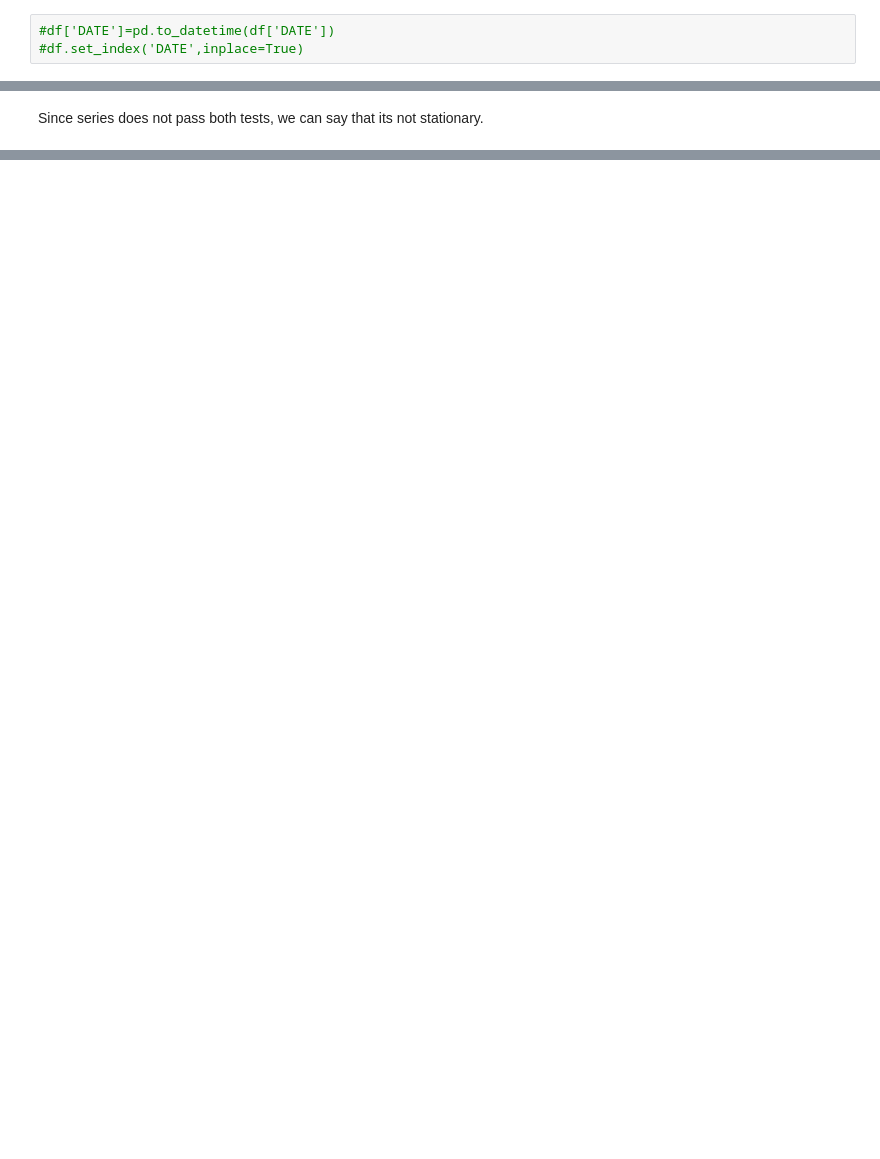
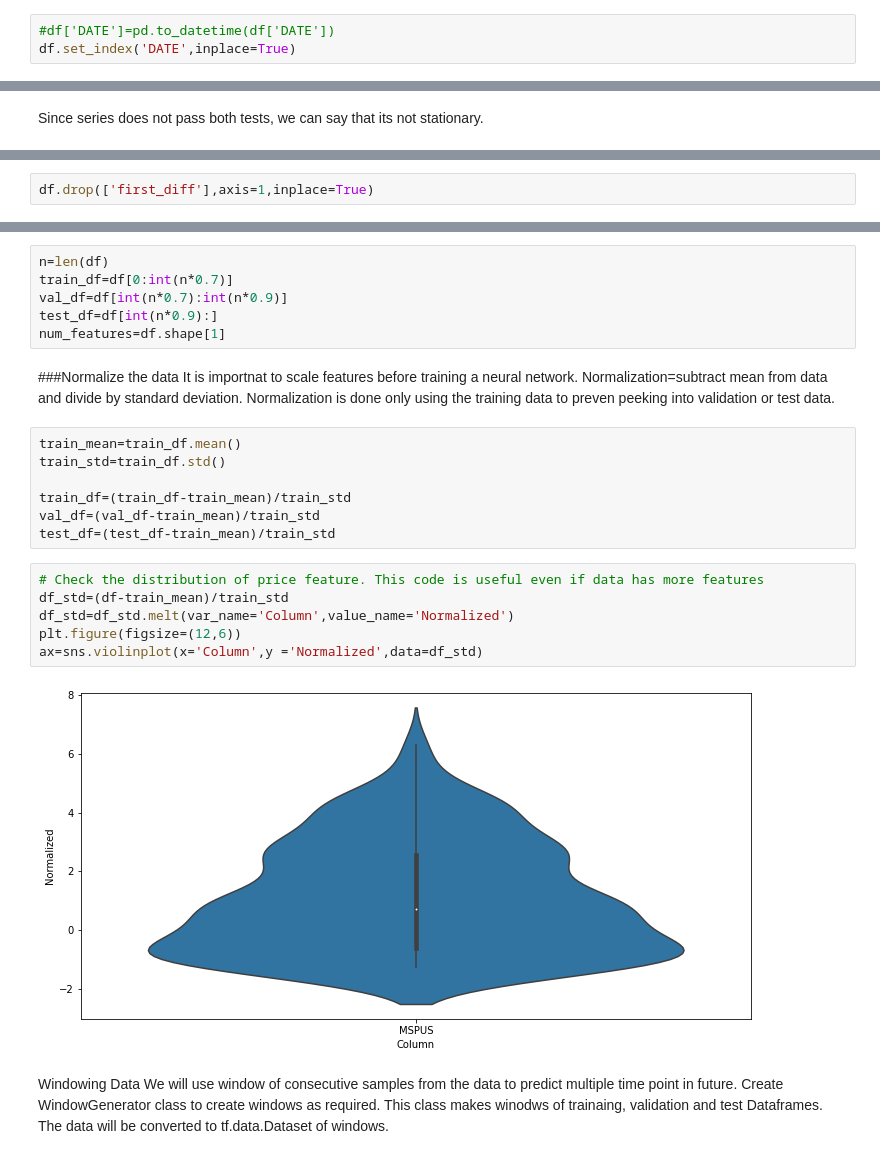
Before and after one commit to Chirag314/MedianHousePrice, a Jupyter notebook: median-house-price.ipynb, the cells around one changed output, grey strips where cells are left out. Saved outputs shown, nothing was run; the diff lists cells and outputs as text; blank space fills up the shorter version.

Commit message:
Kaggle Notebook | median_house_price | Version 1

```diff
--- a/median-house-price.ipynb
+++ b/median-house-price.ipynb
@@ -51,5 +59,5 @@ print(rows,columns)
 # %%
 #df['DATE']=pd.to_datetime(df['DATE'])
-#df.set_index('DATE',inplace=True)
+df.set_index('DATE',inplace=True)
 # %%
 df.head()
@@ -105,0 +159,2 @@ Since series does not pass both tests, we can say that its not stationary.
+# %%
+df.drop(['first_diff'],axis=1,inplace=True)
@@ -105,0 +171,30 @@ Since series does not pass both tests, we can say that its not stationary.
+# %%
+n=len(df)
+train_df=df[0:int(n*0.7)]
+val_df=df[int(n*0.7):int(n*0.9)]
+test_df=df[int(n*0.9):]
+num_features=df.shape[1]
+# %% [markdown]
+###Normalize the data
+It is importnat to scale features before training a neural network. Normalization=subtract mean from data and divide by  standard deviation.
+Normalization is done only using the training data to preven peeking into validation or test data.
+# %%
+train_mean=train_df.mean()
+train_std=train_df.std()
+
+train_df=(train_df-train_mean)/train_std
+val_df=(val_df-train_mean)/train_std
+test_df=(test_df-train_mean)/train_std
+# %%
+# Check the distribution of price feature. This code is useful even if data has more features
+df_std=(df-train_mean)/train_std
+df_std=df_std.melt(var_name='Column',value_name='Normalized')
+plt.figure(figsize=(12,6))
+ax=sns.violinplot(x='Column',y ='Normalized',data=df_std)
+# %% [output]
+[figure, added]
+# %% [markdown]
+Windowing Data
+We will use window of consecutive samples from the data to predict multiple time point in future.
+Create WindowGenerator class to create windows as required.
+This class makes winodws of trainaing, validation and test Dataframes. The data will be converted to tf.data.Dataset of windows.
```
Also changed, not shown: parts of 15 cells of this notebook.
